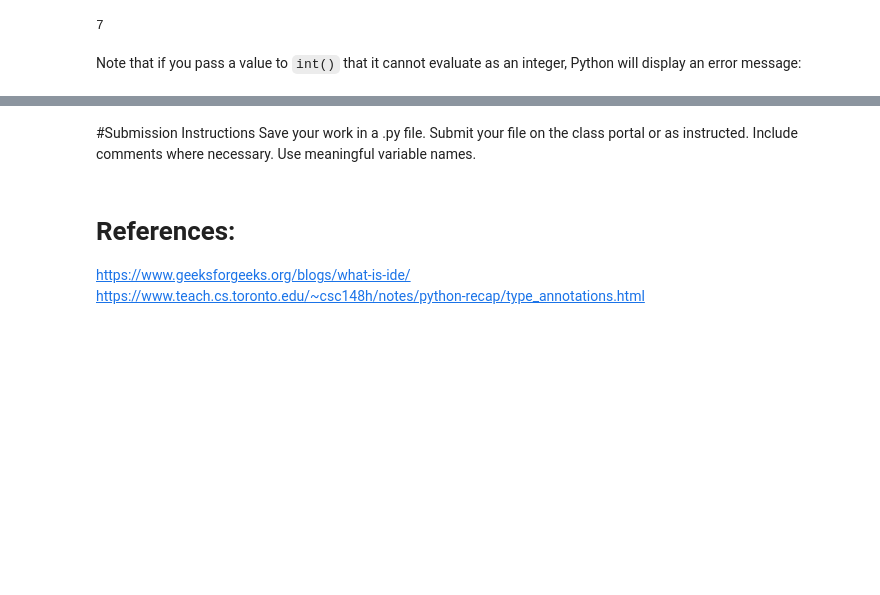
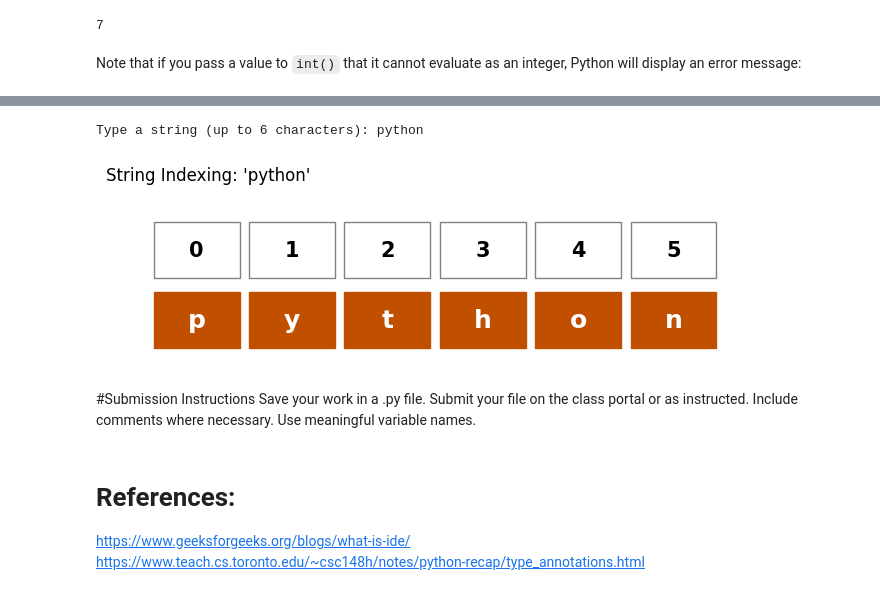
Before and after one commit to zakia16/CS1336-Computer-Science-I, a Jupyter notebook: Lectures/3_variables_and_types.ipynb, the cells around one changed output, grey strips where cells are left out. Cells and saved outputs as stored; diff of their text form; code cells hidden in the pictures; blank space fills up the shorter version.

```diff
--- a/Lectures/3_variables_and_types.ipynb
+++ b/Lectures/3_variables_and_types.ipynb
@@ -142,3 +140,40 @@ int('twelve')  #Anything inside double or single quote acts as a string
+# %%
+# @title
+import matplotlib.pyplot as plt
+
+def visualize_string_indexing(text):
+    # Limit to 6 characters for visual consistency
+    text = text[:6]
+    indices = list(range(len(text)))
+    characters = list(text)
+
+    # Create the figure and axis
+    fig, ax = plt.subplots(figsize=(8, 2))
+
+    # Draw boxes and text for each character
+    for i, char in enumerate(characters):
+        # Draw the Index Box (Top)
+        ax.add_patch(plt.Rectangle((i, 1), 0.9, 0.8, fill=None, edgecolor='gray'))
+        ax.text(i + 0.45, 1.4, str(i), fontsize=15, ha='center', va='center', weight='bold')
+
+        # Draw the Character Box (Bottom - Orange like the image)
+        ax.add_patch(plt.Rectangle((i, 0), 0.9, 0.8, color='#C05000'))
+        ax.text(i + 0.45, 0.4, char, fontsize=18, ha='center', va='center', color='white', weight='bold')
+
+    # Formatting the plot
+    ax.set_xlim(-0.5, 6)
+    ax.set_ylim(-0.2, 2)
+    ax.axis('off')
+    plt.title(f"String Indexing: '{text}'", loc='left', pad=20, fontsize=12)
+
+    plt.show()
+
+# Example usage
+user_word = input("Type a string (up to 6 characters): ")
+visualize_string_indexing(user_word)
+# %% [output]
+Type a string (up to 6 characters): python
+[figure, added]
 # %% [markdown]
 #Submission Instructions
 Save your work in a .py file.
```
Also changed, not shown: parts of 7 cells of this notebook.
